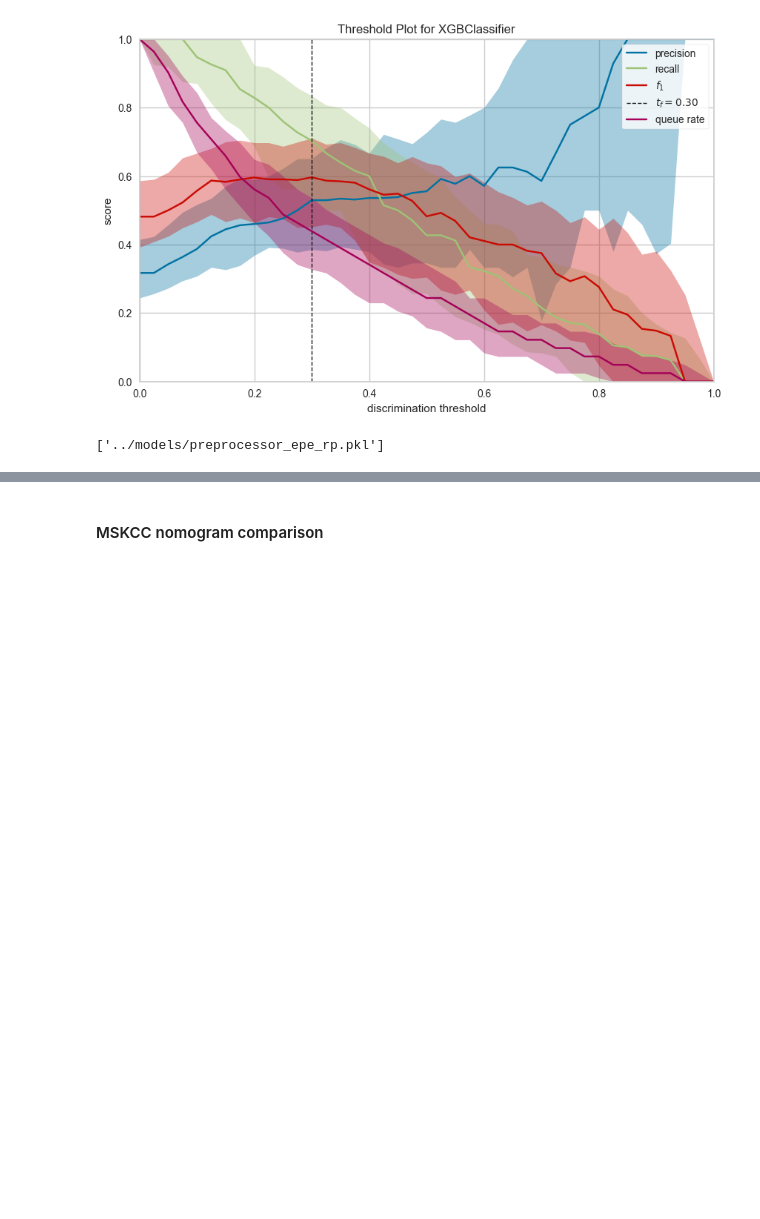
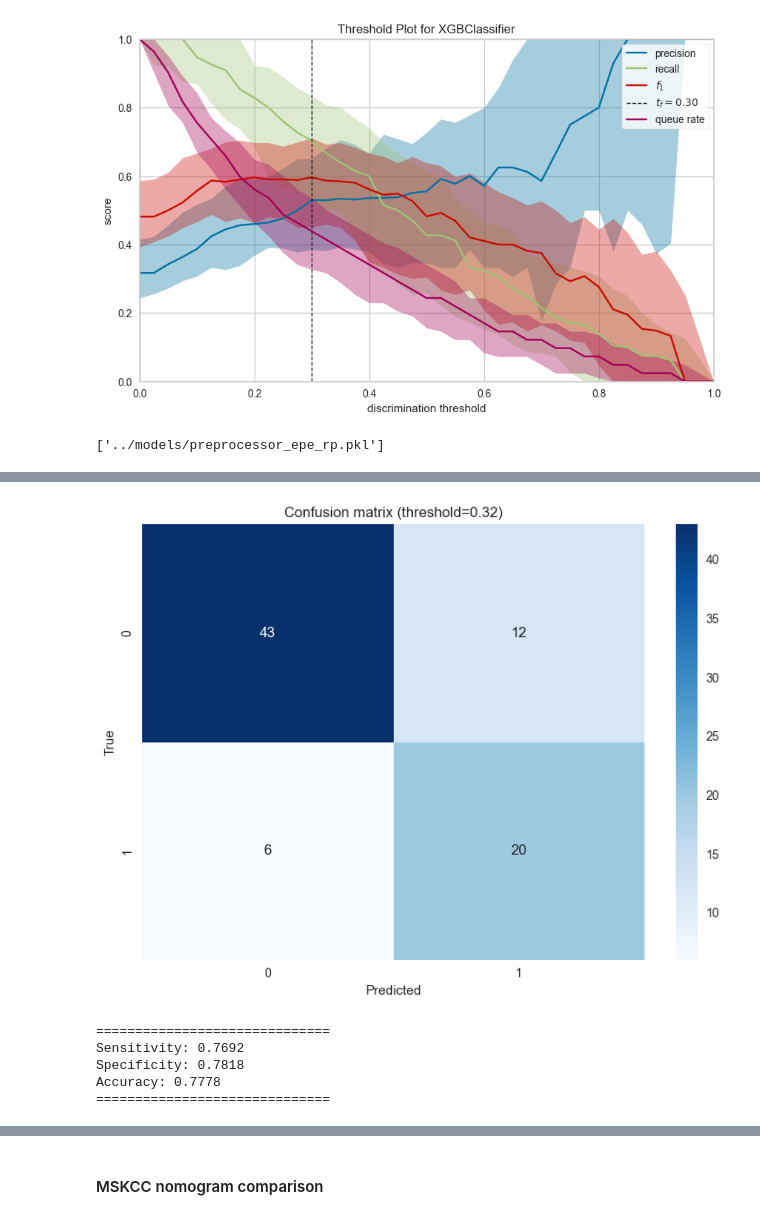
Before and after one commit to PiotrRenk/microscopic-epe-proj, a Jupyter notebook: notebooks/epe_unified.ipynb, the cells around one changed output, grey strips where cells are left out. Drawn from its saved outputs; the diff is of its cells as text; code cells hidden in the pictures; blank space fills up the shorter version.

```diff
--- a/notebooks/epe_unified.ipynb
+++ b/notebooks/epe_unified.ipynb
@@ -260,0 +266,9 @@ Accuracy: 0.4938
+# %%
+plot_confusion_matrix(y_true, y_pred_probs=y_pred_probs, threshold=0.32)
+# %% [output]
+[figure, added]
+==============================
+Sensitivity: 0.7692
+Specificity: 0.7818
+Accuracy: 0.7778
+==============================
```
Also changed, not shown: parts of 33 cells of this notebook, 5 other files.
